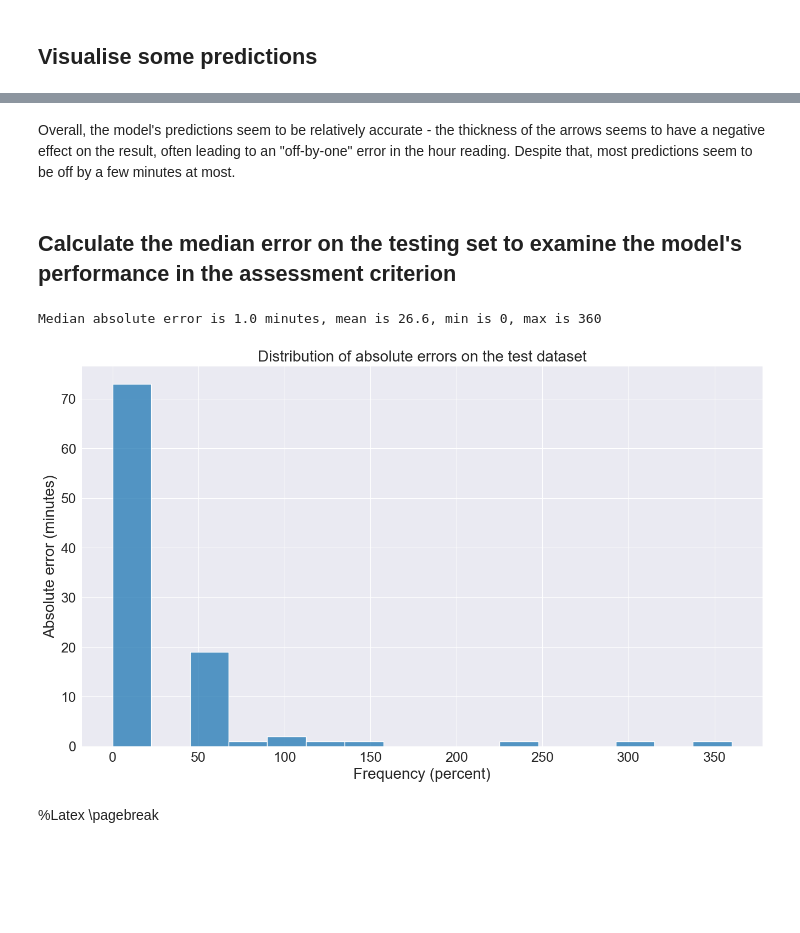
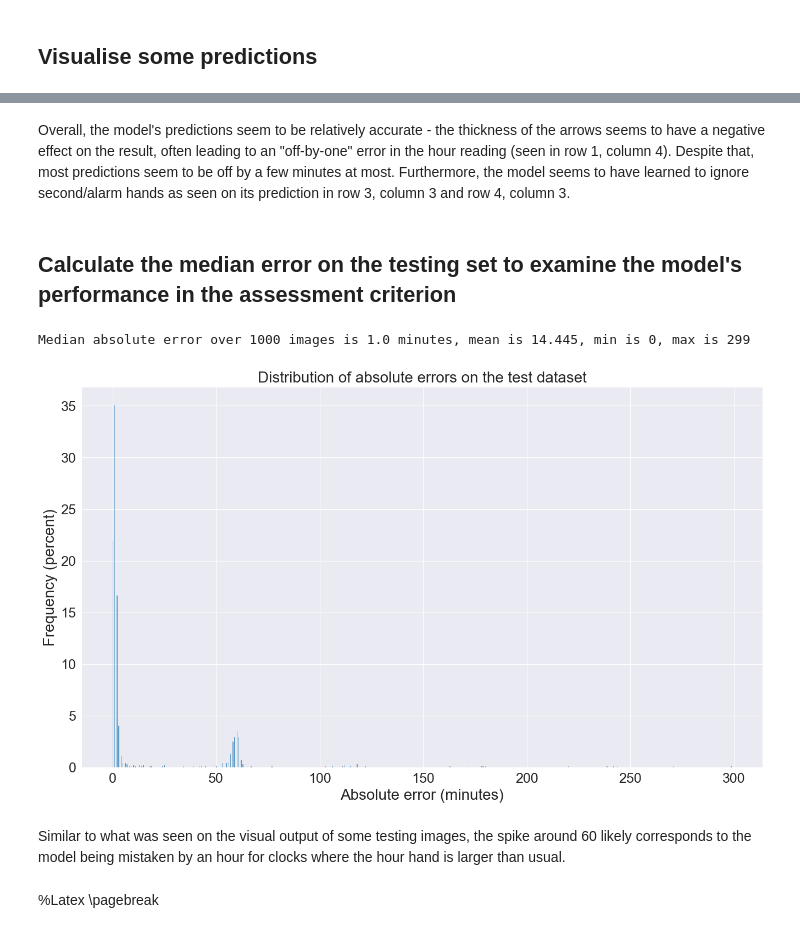
Before and after one commit to dont-text-me/PADL-assessment, a Jupyter notebook: padl.ipynb, the cells around one changed output, grey strips where cells are left out. Saved outputs shown, nothing was run; the diff lists cells and outputs as text; code cells hidden in the pictures; blank space fills up the shorter version.

```diff
--- a/padl.ipynb
+++ b/padl.ipynb
@@ -749,7 +767,7 @@ transform = v2.Compose(
     ]
 )
 train_indices, test_indices = train_test_split(
-    range(1000),  # image names are just numbers so a range is fine here
+    range(10000),  # image names are just numbers so a range is fine here
     train_size=0.9,
 )  # Train on more data than the usual 80% to better prepare the model for the testing set
 train_sampler = SubsetRandomSampler(train_indices)
@@ -758,8 +776,8 @@ test_sampler = SubsetRandomSampler(test_indices)
 dataset = ClocksDataset("train", transform)
 train_loader = DataLoader(dataset, sampler=train_sampler, batch_size=4)
 test_loader = DataLoader(
-    dataset, sampler=test_sampler, batch_size=len(test_indices)
-)  # No need to batch the test data, process the whole set at once
+    dataset, sampler=test_sampler, batch_size=100
+)  # Use larger batches for faster processing
 # %% [markdown]
 Visualise some training data
 # %%
@@ -988,15 +1009,19 @@ import numpy as np
 
 _, ax = plt.subplots(figsize=(16, 9))
 ax.plot(
-    np.array(train_losses) / (4 * (len(train_loader))),
+    np.array(train_losses)
+    / (
+        4 * (len(train_loader))
+    ),  # The array contains losses over the *entire* dataset at each epoch, divide by batch size x number of batches
     label="Training loss (average per image)",
 )
 ax.plot(
-    np.array(test_losses) / len(next(iter(test_loader))[0]),
+    np.array(test_losses) / (100 * len(test_loader)),
     label="Testing loss (average per image)",
 )
 ax.tick_params(axis="both", which="major", labelsize=18)
 ax.set_xlabel("Epoch", fontsize=20)
+ax.set_ylabel("Loss (MAE)", fontsize=20)
 ax.set_title("Training / testing curves", fontsize=20)
 _ = ax.legend(fontsize=20)
 # plt.savefig('q5-training-plot.png')
@@ -1035,9 +1058,15 @@ plt.show()
 # %% [markdown]
-Overall, the model's predictions seem to be relatively accurate - the thickness of the arrows seems to have a negative effect on the result, often leading to an "off-by-one" error in the hour reading. Despite that, most predictions seem to be off by a few minutes at most.
+Overall, the model's predictions seem to be relatively accurate - the thickness of the arrows seems to have a negative effect on the result, often leading to an "off-by-one" error in the hour reading (seen in row 1, column 4). Despite that, most predictions seem to be off by a few minutes at most. Furthermore, the model seems to have learned to ignore second/alarm hands as seen on its prediction in row 3, column 3 and row 4, column 3.
 # %% [markdown]
 ## Calculate the median error on the testing set to examine the model's performance in the assessment criterion
 # %%
 def absolute_difference(msm_1, msm_2):
+    """
+    Calculate the absolute difference between two clock readings, in the form of minutes passed since midnight (going clockwise)
+    :param msm_1: Minutes since midnight [0, 11*60 + 59)
+    :param msm_2: Minutes since midnight [0, 11*60 + 59)
+    :return: The absolute difference, in minutes
+    """
     return min(
         int(abs(msm_1 - msm_2)),
         int(
@@ -1060,37 +1089,48 @@ assert (
 # %%
 import numpy as np
 import seaborn as sns
 
+all_labels, all_outputs = (
+    torch.tensor([], device=DEVICE),
+    torch.tensor([], device=DEVICE),
+)
+
+for _, (imgs, labels, _) in enumerate(test_loader):
+    all_labels = torch.cat((all_labels, labels.to(DEVICE)))
+    with torch.no_grad():
+        output = model(imgs.to(DEVICE))
+    all_outputs = torch.cat((all_outputs, output))
+
 _, ax = plt.subplots(figsize=(16, 9))
-imgs, labels, _ = next(iter(test_loader))
-output = model(imgs.to(DEVICE))
 mins_since_midnight_true = [
     sin_cos_to_clock(*item.tolist())[0] * 60
     + int(np.round(sin_cos_to_clock(*item.tolist())[1]))
-    for item in labels
+    for item in all_labels
 ]
 mins_since_midnight_pred = [
     sin_cos_to_clock(*item.tolist())[0] * 60
     + int(np.round(sin_cos_to_clock(*item.tolist())[1]))
-    for item in output
+    for item in all_outputs
 ]
 
 diffs = [
     absolute_difference(pred, true)
     for pred, true in zip(mins_since_midnight_pred, mins_since_midnight_true)
 ]
 print(
-    f"Median absolute error is {round(np.median(diffs), 3)} minutes, mean is {round(np.mean(diffs), 3)}, min is {round(np.min(diffs), 3)}, max is {round(np.max(diffs), 3)}"
+    f"Median absolute error over {len(diffs)} images is {round(np.median(diffs), 3)} minutes, mean is {round(np.mean(diffs), 3)}, min is {round(np.min(diffs), 3)}, max is {round(np.max(diffs), 3)}"
 )
 
 sns.histplot(diffs, stat="percent", ax=ax)
-ax.set_ylabel("Absolute error (minutes)", fontsize=20)
+ax.set_xlabel("Absolute error (minutes)", fontsize=20)
 ax.set_title("Distribution of absolute errors on the test dataset", fontsize=20)
 ax.tick_params(axis="both", which="major", labelsize=18)
-_ = ax.set_xlabel("Frequency (percent)", fontsize=20)
+_ = ax.set_ylabel("Frequency (percent)", fontsize=20)
 # %% [output]
-Median absolute error is 1.0 minutes, mean is 26.6, min is 0, max is 360
+Median absolute error over 1000 images is 1.0 minutes, mean is 14.445, min is 0, max is 299
-[figure, old version]
+[figure, new version]
+# %% [markdown]
+Similar to what was seen on the visual output of some testing images, the spike around 60 likely corresponds to the model being mistaken by an hour for clocks where the hour hand is larger than usual.
 # %% [markdown]
 %Latex
 \pagebreak
```
Also changed, not shown: parts of 15 cells of this notebook.
